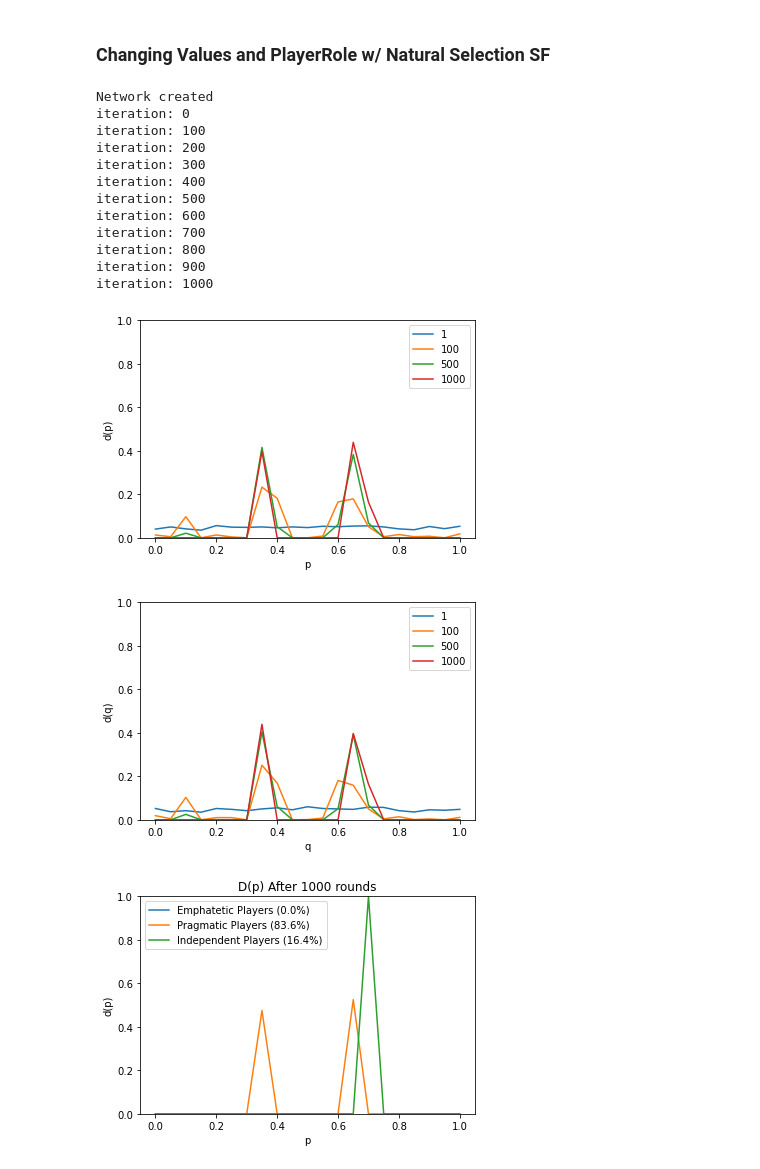
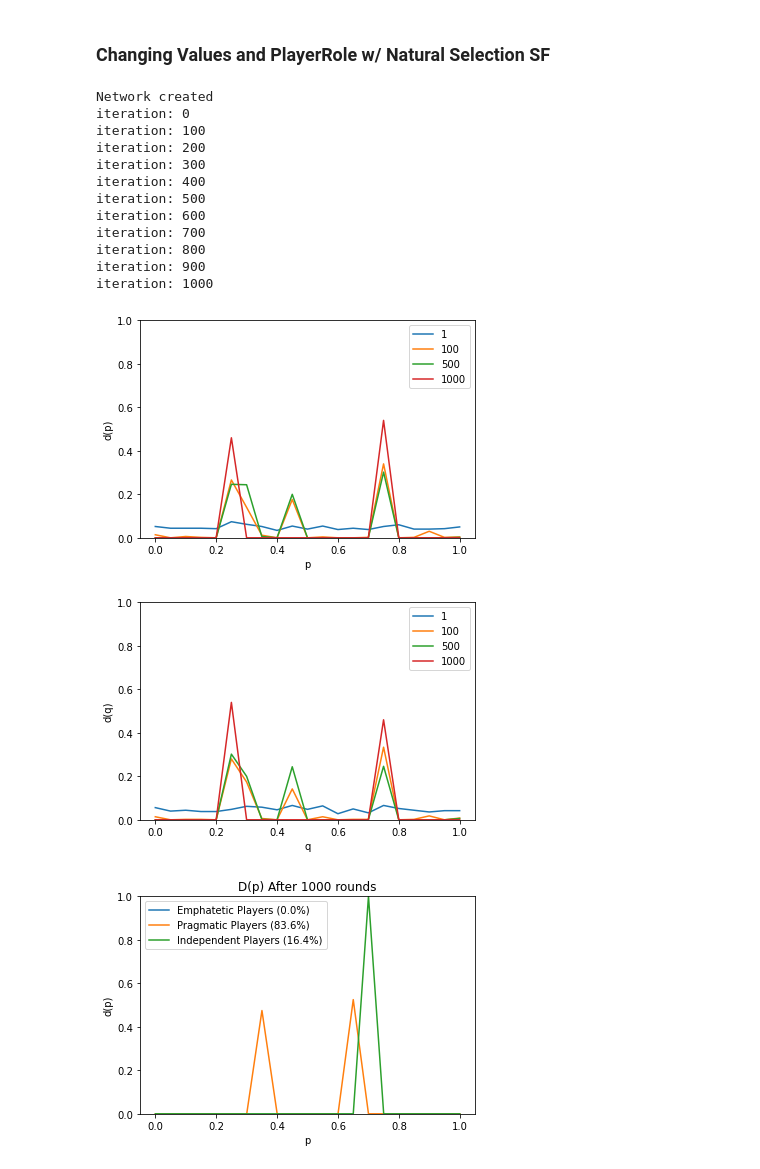
Before and after one commit to rufimelo99/UltimatumGame, a Jupyter notebook: UltimatumGame.ipynb, the cells around one changed output. Drawn from its saved outputs; the diff is of its cells as text; code cells hidden in the pictures.

```diff
--- a/UltimatumGame.ipynb
+++ b/UltimatumGame.ipynb
@@ -2111,7 +2023,7 @@ plt.show()
 # %% [markdown]
 ### Changing Values and PlayerRole w/ Natural Selection ER
 # %%
-NPLAYERS =  1000
+NPLAYERS =  500
 NITERATIONS = 1001
 
 game = ultimatumGame_V2(NPLAYERS, ScaleFree=False)
@@ -2258,7 +2170,7 @@ plt.show()
 # %% [markdown]
 ### Changing Values and PlayerRole w/ Natural Selection SF
 # %%
-NPLAYERS =  1000
+NPLAYERS =  500
 NITERATIONS = 1001
 
 game = ultimatumGame_V2(NPLAYERS, ScaleFree=True)
@@ -2297,35 +2209,35 @@ plt.show()
 plt.plot(bargainValues, np.array(list(thresholdDic[1].values()))/sum(np.array(list(thresholdDic[1].values()))) , label = "1" )
 plt.plot(bargainValues, np.array(list(thresholdDic[100].values()))/sum(np.array(list(thresholdDic[100].values()))) , label = "100" )
 plt.plot(bargainValues, np.array(list(thresholdDic[500].values()))/sum(np.array(list(thresholdDic[500].values()))) , label = "500" )
 plt.plot(bargainValues, np.array(list(thresholdDic[1000].values()))/sum(np.array(list(thresholdDic[1000].values()))) , label = "1000" )
 #plt.plot(bargainValues, np.array(list(thresholdDic[10000].values()))/sum(np.array(list(thresholdDic[10000].values()))) , label = "10000" )
 
 # naming the x axis
 
 # naming the x axis
 plt.xlabel('q')
 # naming the y axis
 plt.ylabel('d(q)')
 # show a legend on the plot
 plt.legend()
 plt.ylim(bottom=0)
 plt.ylim(top=1)
 plt.show()
 # %% [output]
 Network created
 iteration: 0
 iteration: 100
 iteration: 200
 iteration: 300
 iteration: 400
 iteration: 500
 iteration: 600
 iteration: 700
 iteration: 800
 iteration: 900
 iteration: 1000
-[figure, old version]
+[figure, new version]
-[figure, old version]
+[figure, new version]
 # %%
 import collections
 EmpatheticPlayerQValues  = collections.Counter(np.array([game.Players[playerId].qValue for playerId in game.Players if game.Players[playerId].PlayerRole == PlayerRole.EMPATHETIC]))
```
Also changed, not shown: parts of 6 cells of this notebook.
